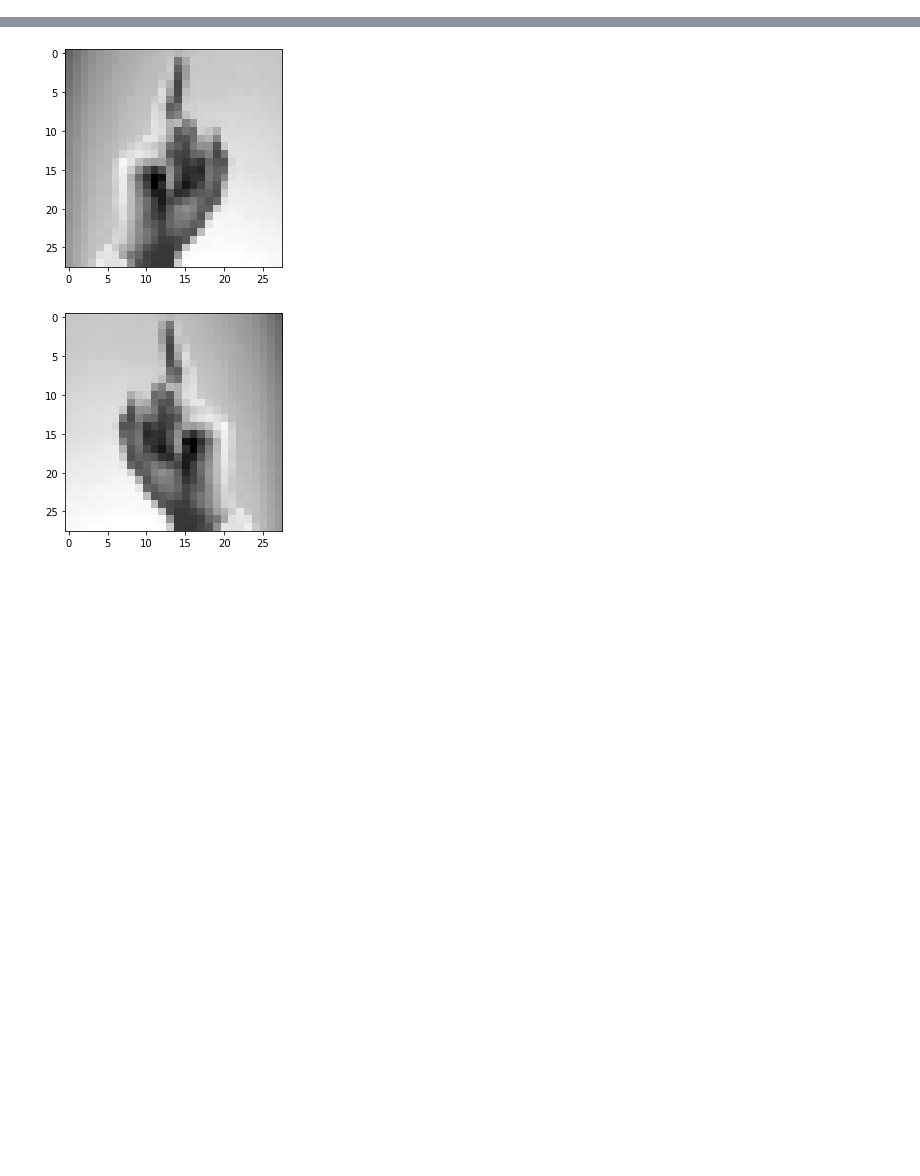
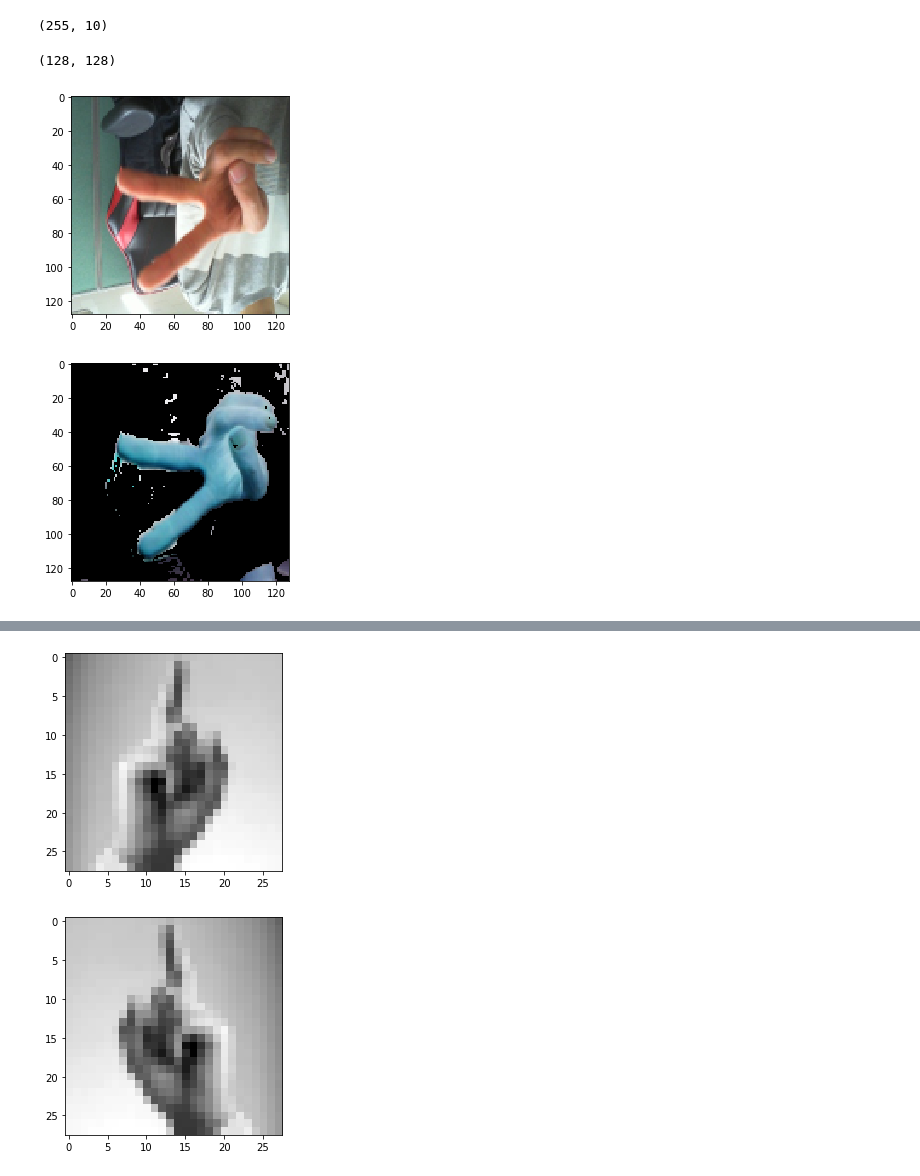
Before and after one commit to wayexists02/hanyang-erica-robot-programming, a Jupyter notebook: server/catkin_src/hand_recognition/scripts/test_data.ipynb, the cells around one changed output, grey strips where cells are left out. Saved outputs shown, nothing was run; the diff lists cells and outputs as text; code cells hidden in the pictures; blank space fills up the shorter version.

```diff
--- a/server/catkin_src/hand_recognition/scripts/test_data.ipynb
+++ b/server/catkin_src/hand_recognition/scripts/test_data.ipynb
@@ -72,0 +73,28 @@ x_train.max()
+# %%
+x0 = x0*128 + 128
+x0 = x0.astype(np.uint8)
+# %%
+x0.max(), x0.min()
+# %% [output]
+(255, 10)
+# %%
+x0_hsv = cv2.cvtColor(x0, cv2.COLOR_RGB2HSV)
+# %%
+min_lim = (0, 20, 10)
+max_lim = (50, 200, 255)
+
+x0_mask = cv2.inRange(x0_hsv, min_lim, max_lim)
+# %%
+x0_mask.shape
+# %% [output]
+(128, 128)
+# %%
+x0_skin = x0 * x0_mask.reshape(128, 128, 1)
+# %%
+plt.imshow(x0)
+plt.show()
+plt.imshow(x0_skin)
+plt.show()
+# %% [output]
+[figure, added]
+[figure, added]
```
Also changed, not shown: parts of 14 cells of this notebook, 13 other files.
